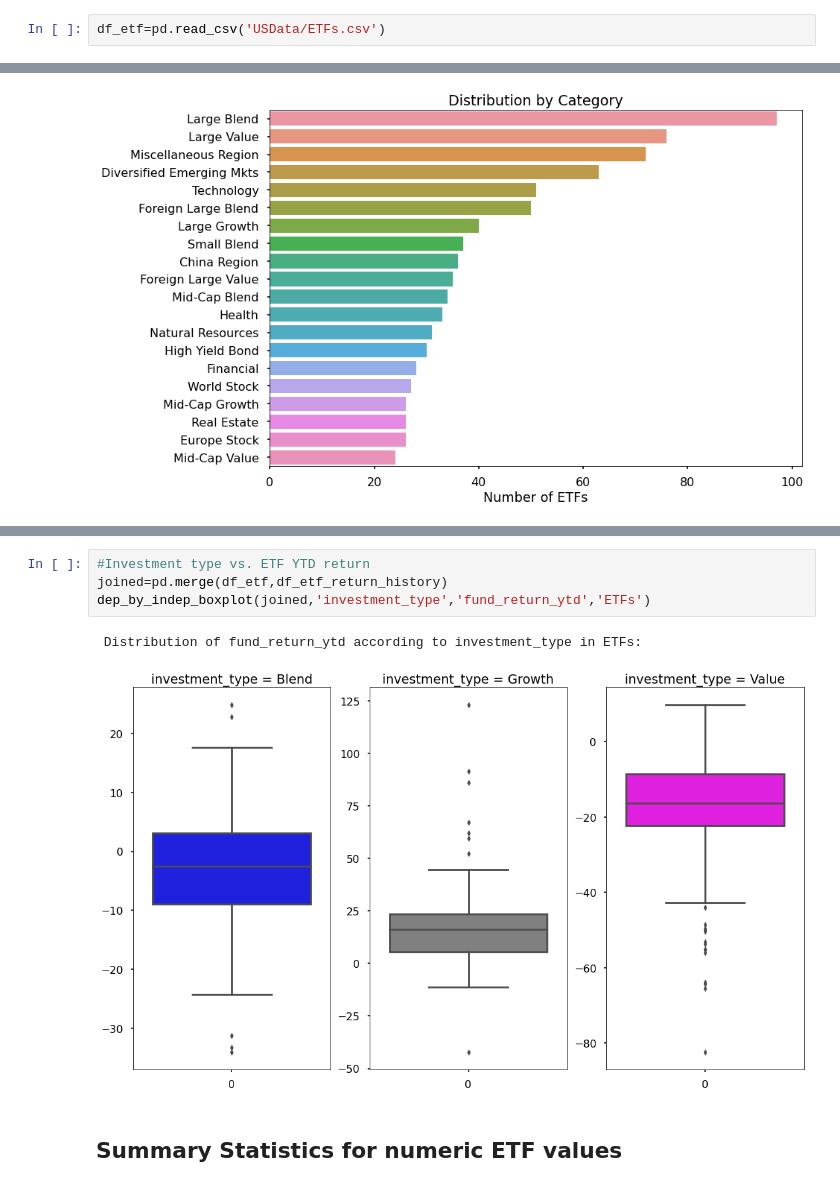
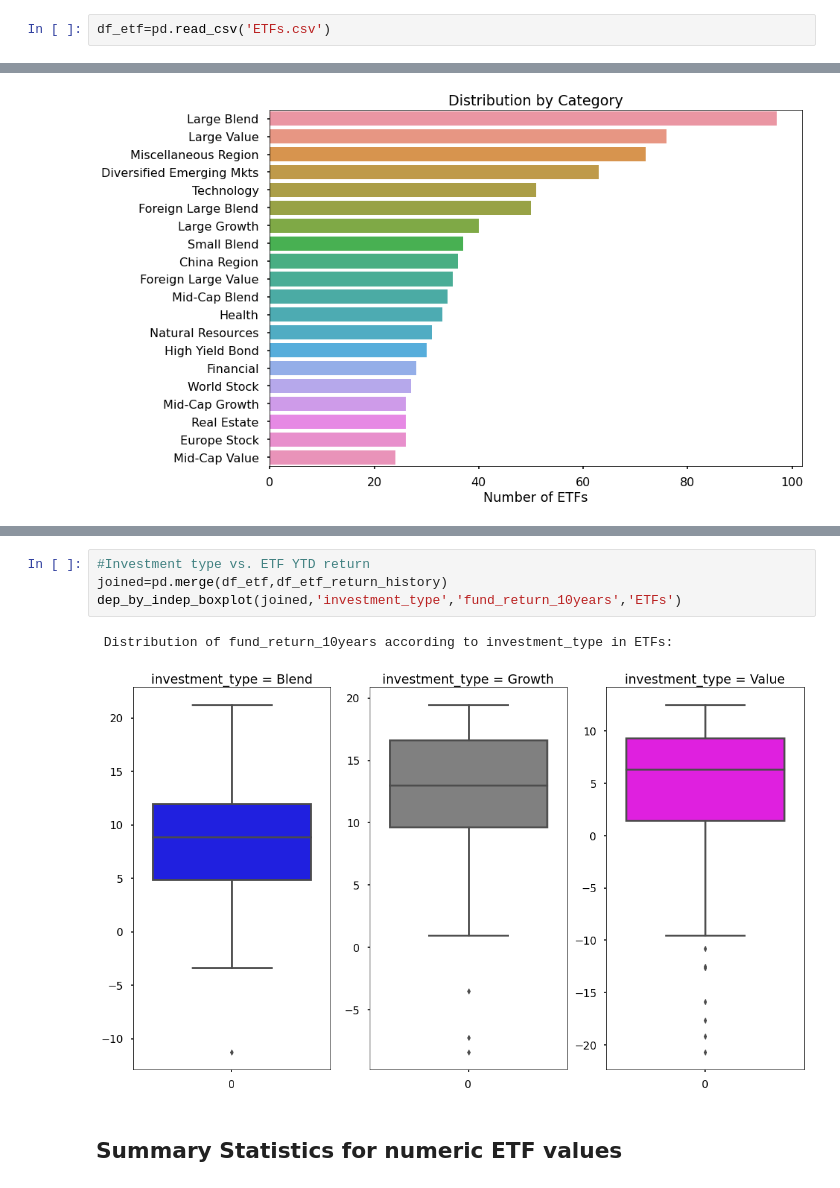
Before and after one commit to ctr48/Info2950FinalProject, a Jupyter notebook: caseyPhase5.ipynb, the cells around one changed output, grey strips where cells are left out. Cells and saved outputs as stored; diff of their text form.

```diff
--- a/caseyPhase5.ipynb
+++ b/caseyPhase5.ipynb
@@ -47,7 +53,7 @@ Link to dataset: https://www.kaggle.com/stefanoleone992/mutual-funds-and-etfs
 # %% [markdown]
 __Exchange Traded Funds Dataset: 'ETFs.csv'__
 # %%
-df_etf=pd.read_csv('USData/ETFs.csv')
+df_etf=pd.read_csv('ETFs.csv')
 # %% [markdown]
 __Mutual Funds Dataset: 'Mutual Funds.csv'__
 # %%
@@ -224,10 +234,10 @@ dep_by_indep_boxplot(joined,'size_type','fund_alpha_3years','ETFs')
 # %%
 #Investment type vs. ETF YTD return
 joined=pd.merge(df_etf,df_etf_return_history)
-dep_by_indep_boxplot(joined,'investment_type','fund_return_ytd','ETFs')
+dep_by_indep_boxplot(joined,'investment_type','fund_return_10years','ETFs')
 # %% [output]
- Distribution of fund_return_ytd according to investment_type in ETFs:
+ Distribution of fund_return_10years according to investment_type in ETFs:
-[figure, old version]
+[figure, new version]
 # %% [markdown]
 ## Summary Statistics for numeric ETF values
 # %%
```
Also changed, not shown: parts of 36 cells of this notebook.
